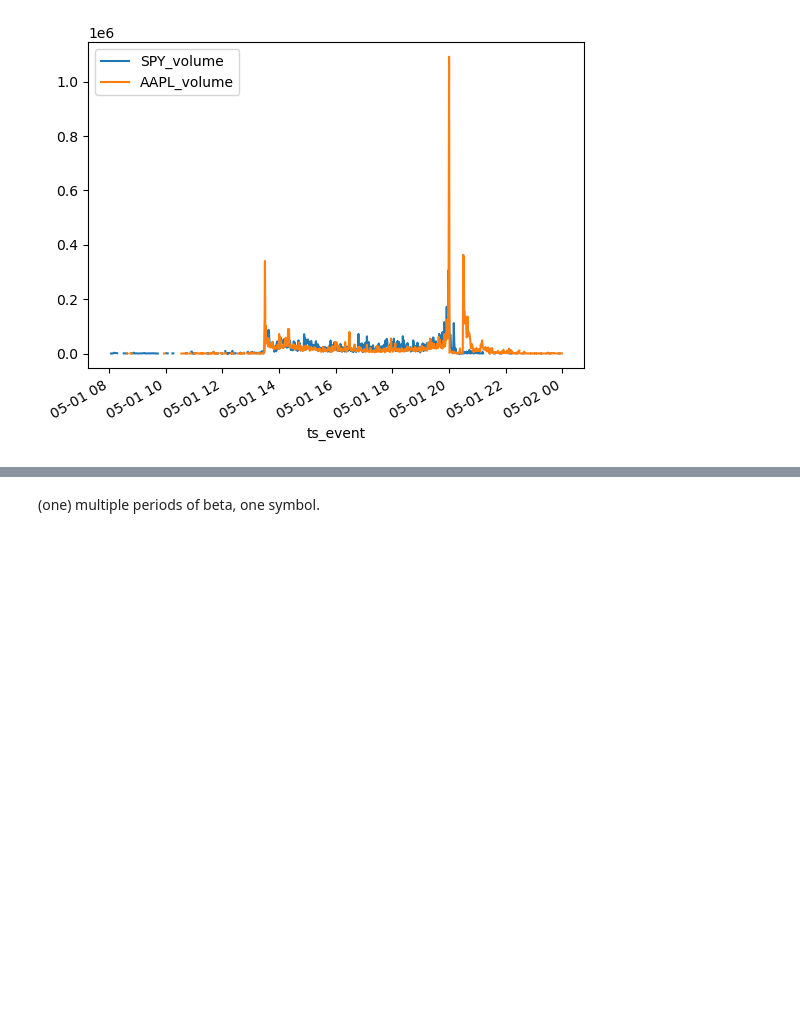
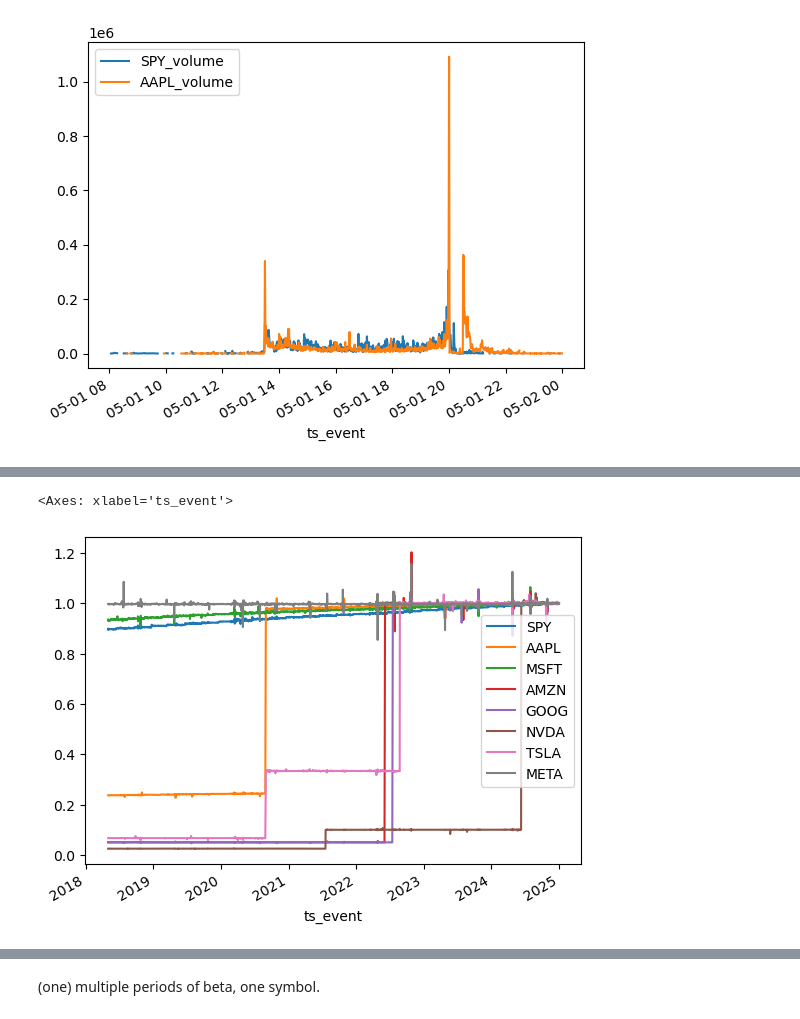
Before and after one commit to the-salty-austin/2025-iaqf-mafn, a Jupyter notebook: austin/download.ipynb, the cells around one changed output, grey strips where cells are left out. Saved outputs shown, nothing was run; the diff lists cells and outputs as text; code cells hidden in the pictures; blank space fills up the shorter version.

```diff
--- a/austin/download.ipynb
+++ b/austin/download.ipynb
@@ -252 +243,10 @@ resampled_df
 1679 rows × 40 columns
+# %%
+tmp = []
+for symbol in (symbols+['META']):
+    tmpdf = pd.read_csv(os.path.join(DATA_ROOT, f"{symbol}.O.csv"), index_col=0)
+    tmpdf.columns = [f"{symbol}_{x}" for x in tmpdf.columns]
+    tmpdf.index = pd.to_datetime(tmpdf.index, utc=True)
+    tmp.append(tmpdf)
+
+yf_df = pd.concat(tmp, axis=1)
@@ -252,0 +255,3 @@ resampled_df
+# %%
+yf_df = yf_df.loc['2018-05-01':'2024-12-31',["SPY_ADJ_CLOSE","AAPL_CLOSE","MSFT_CLOSE",'AMZN_CLOSE','GOOG_CLOSE','NVDA_CLOSE','TSLA_CLOSE','META_CLOSE']]
+yf_df = yf_df.rename(columns={"SPY_ADJ_CLOSE": "SPY_CLOSE"})
@@ -252,0 +291,14 @@ resampled_df
+# %%
+factor_df = pd.DataFrame(index=resampled_df.index)
+
+for symbol in (symbols+['META']):
+    factor_df[symbol] = yf_df.loc['2018-05-01':'2024-12-31',f"{symbol}_CLOSE"] / resampled_df[f'{symbol}_close']
+
+factor_df = factor_df.ffill()
+factor_df.to_csv(os.path.join(DATA_ROOT, "offset_factor", "offset_factor.csv"))
+# %%
+# factor_df = pd.DataFrame(index=resampled_df.index)
+factor_df.plot()
+# %% [output]
+<Axes: xlabel='ts_event'>
+[figure, added]
```
Also changed, not shown: parts of 9 cells of this notebook, 3 other files.
